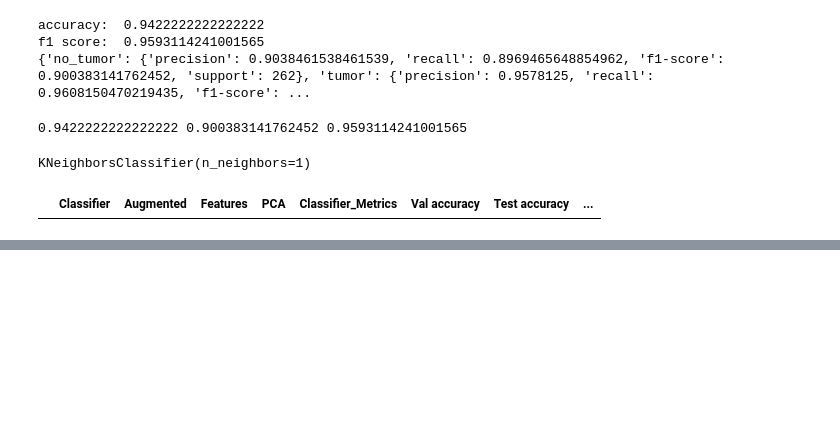
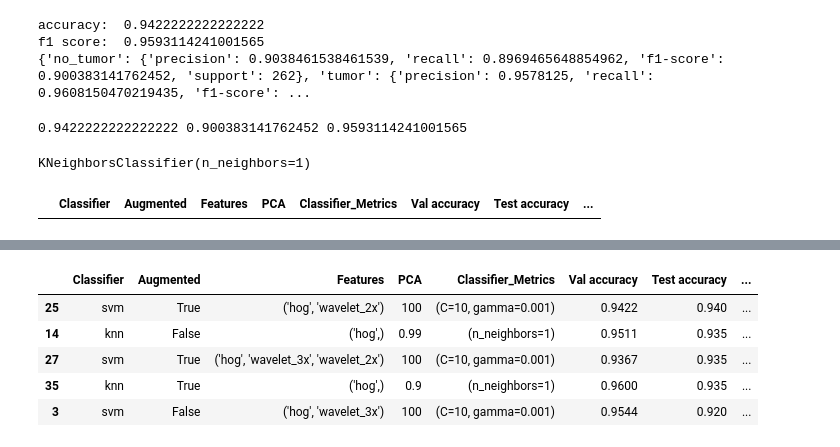
Before and after one commit to tobyloby12/AMLS-assignment, a Jupyter notebook: Task A/main.ipynb, the cells around one changed output, grey strips where cells are left out. Saved outputs shown, nothing was run; the diff lists cells and outputs as text; code cells hidden in the pictures; blank space fills up the shorter version.

```diff
--- a/Task A/main.ipynb
+++ b/Task A/main.ipynb
@@ -571,0 +530,4 @@ for row in df_results_top_5.iterrows():
+# %%
+df_results_new = df_results.assign(PCA = lambda x: x['PCA'].str.extract('(\d+.\d+|\d+)'))
+df_results_new[['Val accuracy', 'Test accuracy', 'f1 no_tumor', 'f1 tumor']] = df_results_new[['Val accuracy', 'Test accuracy', 'f1 no_tumor', 'f1 tumor']].round(decimals = 4)
+df_results_new = df_results_new.assign(Classifier_Metrics = lambda x: x['Classifier_Metrics'].str.extract(r'(\(.*)'))
@@ -571,0 +536,10 @@ for row in df_results_top_5.iterrows():
+# %%
+df_results_top_5 = df_results_new.nlargest(5, ['Test accuracy']).sort_values('Test accuracy', ascending=False)
+df_results_top_5
+# %% [output]
+|  | Classifier | Augmented | Features | PCA | Classifier_Metrics | Val accuracy | Test accuracy | ... |
+| 25 | svm | True | ('hog', 'wavelet_2x') | 100 | (C=10, gamma=0.001) | 0.9422 | 0.940 | ... |
+| 14 | knn | False | ('hog',) | 0.99 | (n_neighbors=1) | 0.9511 | 0.935 | ... |
+| 27 | svm | True | ('hog', 'wavelet_3x', 'wavelet_2x') | 100 | (C=10, gamma=0.001) | 0.9367 | 0.935 | ... |
+| 35 | knn | True | ('hog',) | 0.9 | (n_neighbors=1) | 0.9600 | 0.935 | ... |
+| 3 | svm | False | ('hog', 'wavelet_3x') | 100 | (C=10, gamma=0.001) | 0.9544 | 0.920 | ... |
```
Also changed, not shown: parts of 11 cells of this notebook, 9 other files.
